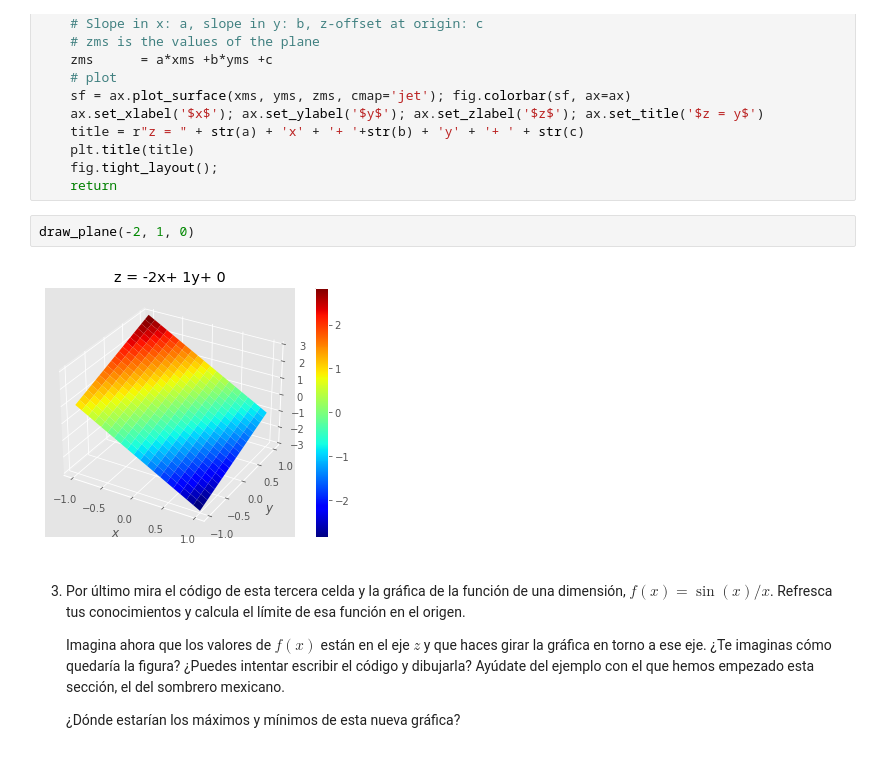
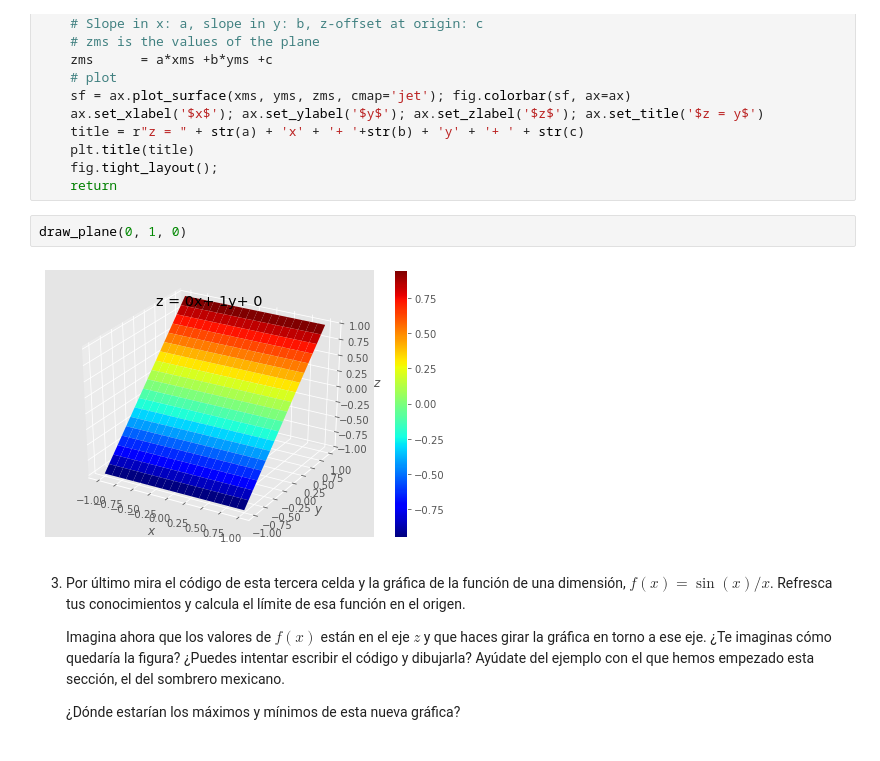
Before and after one commit to xabiercidvidal/USC-MMIII, a Jupyter notebook: notebooks/tderivadas_introduccion.ipynb, the cells around one changed output. Saved outputs shown, nothing was run; the diff lists cells and outputs as text.

```diff
--- a/notebooks/tderivadas_introduccion.ipynb
+++ b/notebooks/tderivadas_introduccion.ipynb
@@ -178,9 +178,9 @@ def draw_plane(a = -1., b = 1., c = 0.):
     fig.tight_layout();
     return
 # %%
-draw_plane(-2, 1, 0)
+draw_plane(0, 1, 0)
 # %% [output]
-[figure, old version]
+[figure, new version]
 # %% [markdown]
 3. Por último mira el código de esta tercera celda y la gráfica de la función de una dimensión, $f(x) = \sin(x)/x$. Refresca tus conocimientos y calcula el límite de esa función en el origen.
 
```
Also changed, not shown: parts of 4 cells of this notebook, 8 other files.
